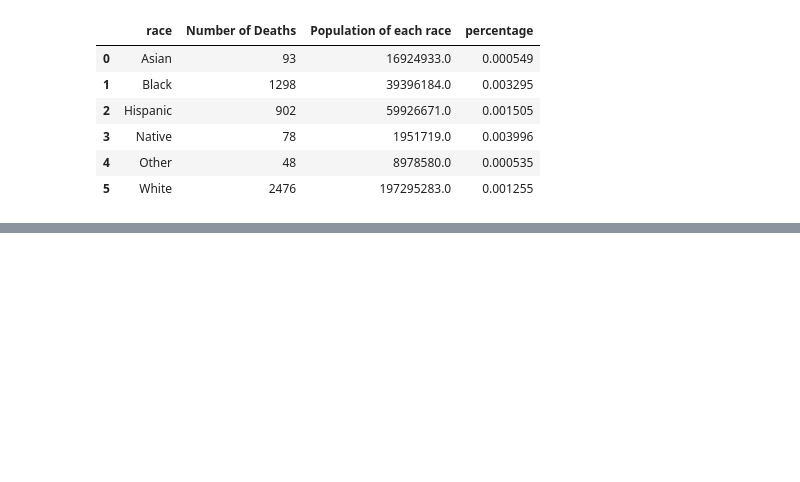
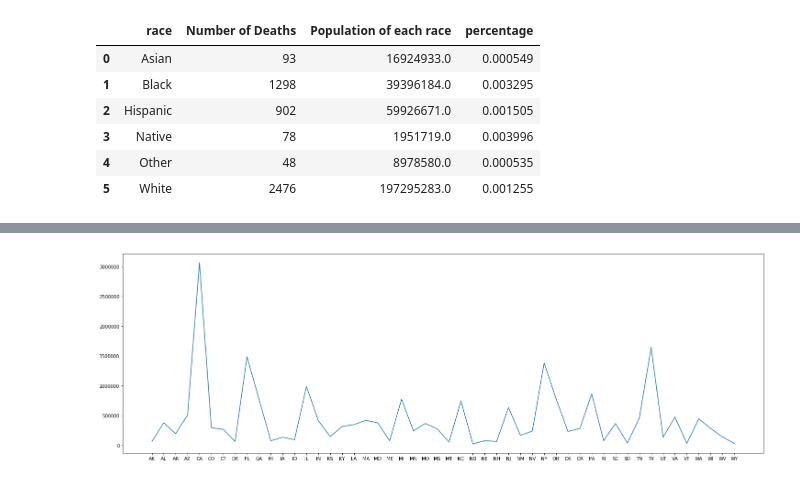
Before and after one commit to javsanbel2/betaproject, a Jupyter notebook: beta_danish.ipynb, the cells around one changed output, grey strips where cells are left out. Cells and saved outputs as stored; diff of their text form; code cells hidden in the pictures; blank space fills up the shorter version.

```diff
--- a/beta_danish.ipynb
+++ b/beta_danish.ipynb
@@ -131,0 +168,8 @@ new_data
+# %%
+x = merged["state"]
+y = merged["Unemployment"]
+plt.figure(figsize=(25, 8))
+plt.plot(x,y,)
+plt.show()
+# %% [output]
+[figure, added]
```
Also changed, not shown: parts of 5 cells of this notebook.
